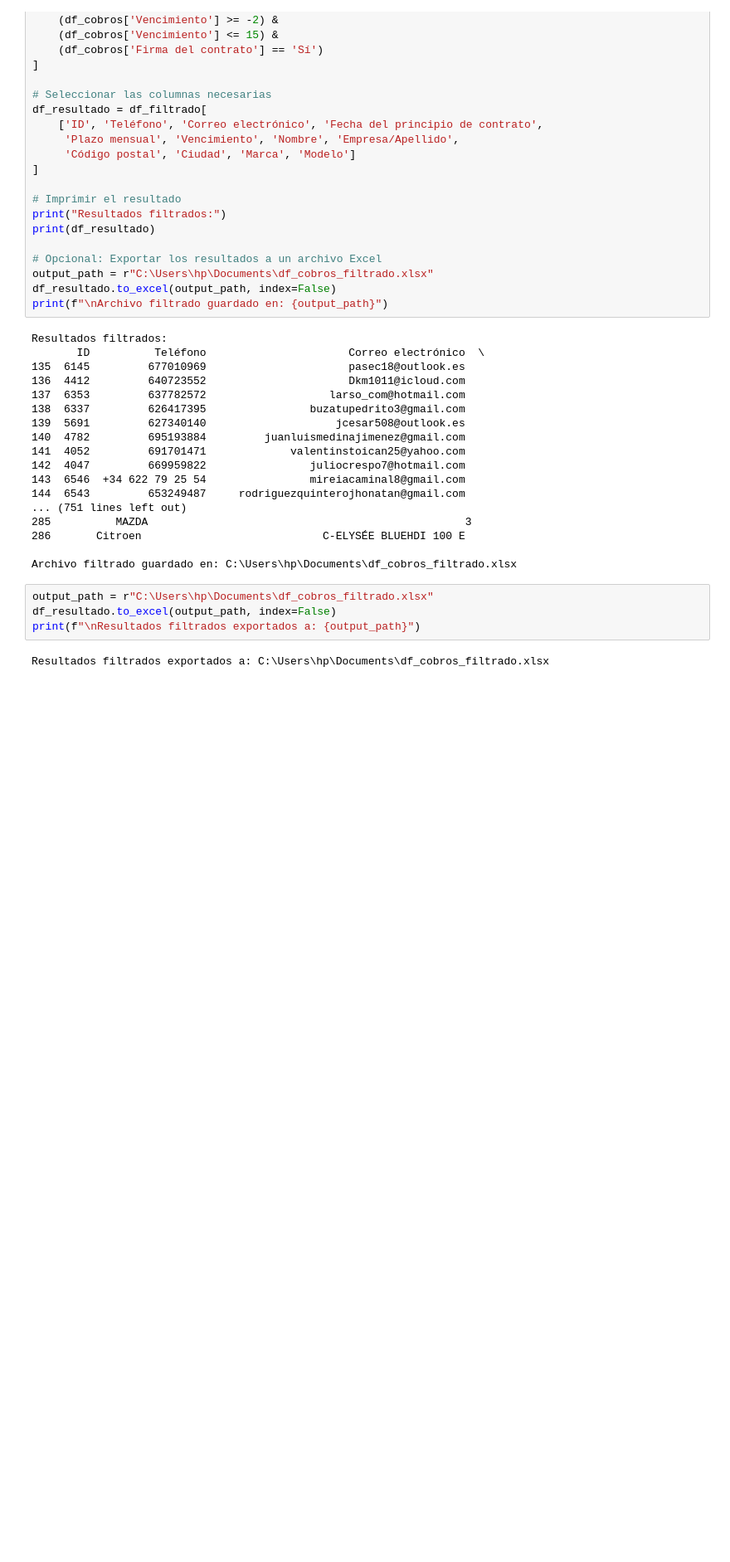
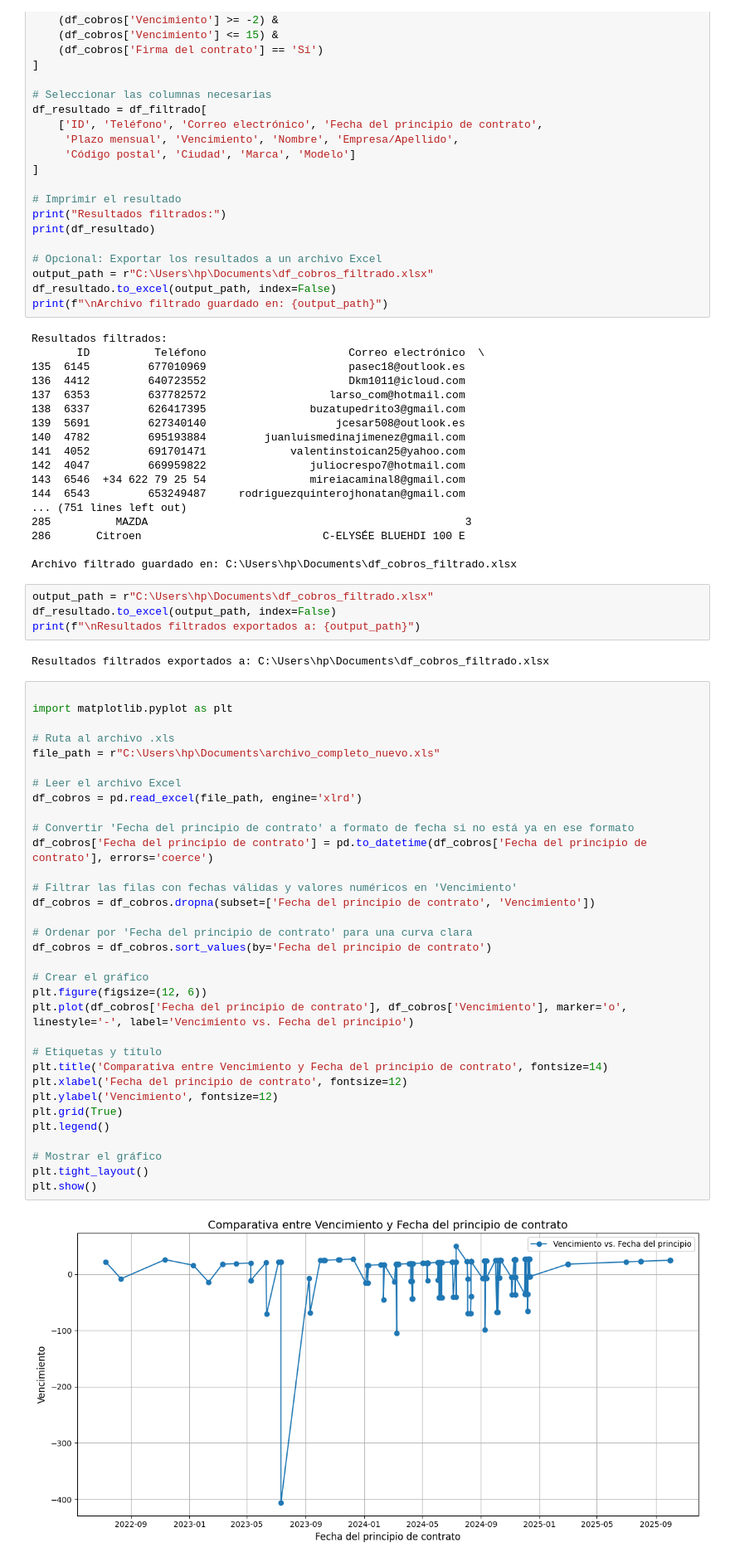
Before and after one commit to hardrockcae/CAR4CASH, a Jupyter notebook: 16.01.2025_cobros_M2_15.ipynb, the cells around one changed output. Shown at 83% size. Cells and saved outputs as stored; diff of their text form; blank space fills up the shorter version.

```diff
--- a/16.01.2025_cobros_M2_15.ipynb
+++ b/16.01.2025_cobros_M2_15.ipynb
@@ -239,3 +235,38 @@ df_resultado.to_excel(output_path, index=False)
 print(f"\nResultados filtrados exportados a: {output_path}")
 # %% [output]
 Resultados filtrados exportados a: C:\Users\hp\Documents\df_cobros_filtrado.xlsx
+# %%
+
+import matplotlib.pyplot as plt
+
+# Ruta al archivo .xls
+file_path = r"C:\Users\hp\Documents\archivo_completo_nuevo.xls"
+
+# Leer el archivo Excel
+df_cobros = pd.read_excel(file_path, engine='xlrd')
+
+# Convertir 'Fecha del principio de contrato' a formato de fecha si no está ya en ese formato
+df_cobros['Fecha del principio de contrato'] = pd.to_datetime(df_cobros['Fecha del principio de contrato'], errors='coerce')
+
+# Filtrar las filas con fechas válidas y valores numéricos en 'Vencimiento'
+df_cobros = df_cobros.dropna(subset=['Fecha del principio de contrato', 'Vencimiento'])
+
+# Ordenar por 'Fecha del principio de contrato' para una curva clara
+df_cobros = df_cobros.sort_values(by='Fecha del principio de contrato')
+
+# Crear el gráfico
+plt.figure(figsize=(12, 6))
+plt.plot(df_cobros['Fecha del principio de contrato'], df_cobros['Vencimiento'], marker='o', linestyle='-', label='Vencimiento vs. Fecha del principio')
+
+# Etiquetas y título
+plt.title('Comparativa entre Vencimiento y Fecha del principio de contrato', fontsize=14)
+plt.xlabel('Fecha del principio de contrato', fontsize=12)
+plt.ylabel('Vencimiento', fontsize=12)
+plt.grid(True)
+plt.legend()
+
+# Mostrar el gráfico
+plt.tight_layout()
+plt.show()
+# %% [output]
+[figure, added]
```
Also changed, not shown: parts of 6 cells of this notebook.
